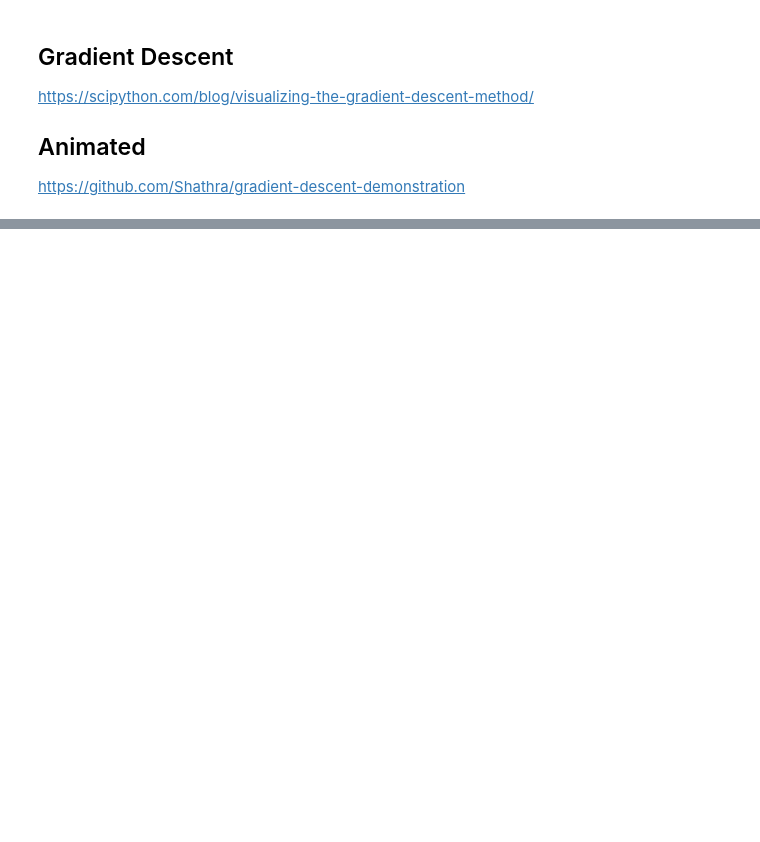
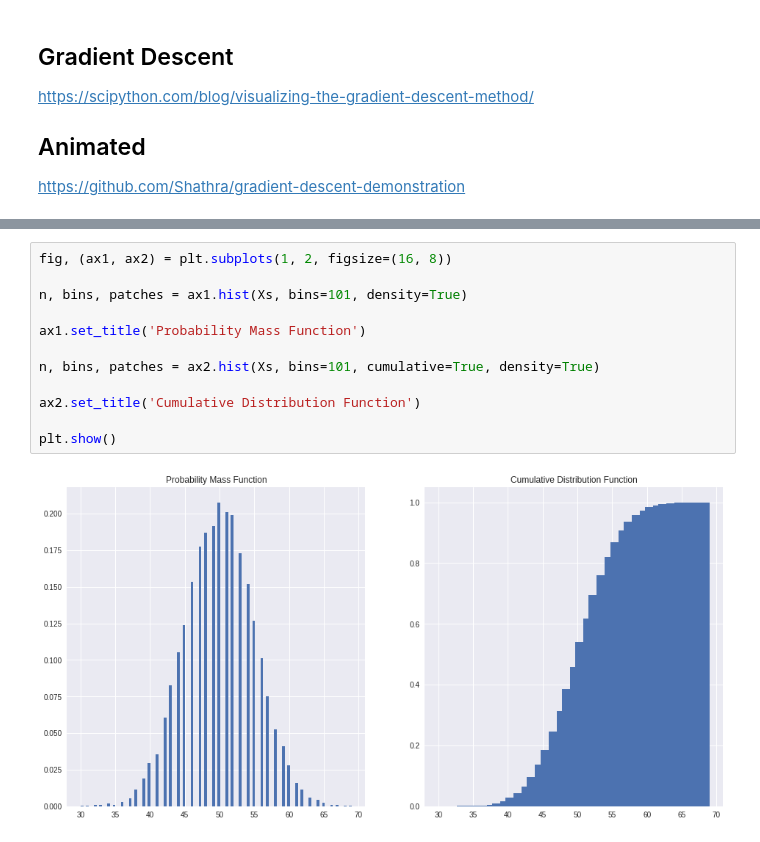
Before and after one commit to kursataker/cng562-machine-learning-spring-19, a Jupyter notebook: Mathematical_Background.ipynb, the cells around one changed output, grey strips where cells are left out. Saved outputs shown, nothing was run; the diff lists cells and outputs as text; blank space fills up the shorter version.

```diff
--- a/Mathematical_Background.ipynb
+++ b/Mathematical_Background.ipynb
@@ -49,0 +294,14 @@ https://github.com/Shathra/gradient-descent-demonstration
+# %%
+fig, (ax1, ax2) = plt.subplots(1, 2, figsize=(16, 8))
+
+n, bins, patches = ax1.hist(Xs, bins=101, density=True)
+
+ax1.set_title('Probability Mass Function')
+
+n, bins, patches = ax2.hist(Xs, bins=101, cumulative=True, density=True)
+
+ax2.set_title('Cumulative Distribution Function')
+
+plt.show()
+# %% [output]
+[figure, added]
```
Also changed, not shown: parts of 25 cells of this notebook.
